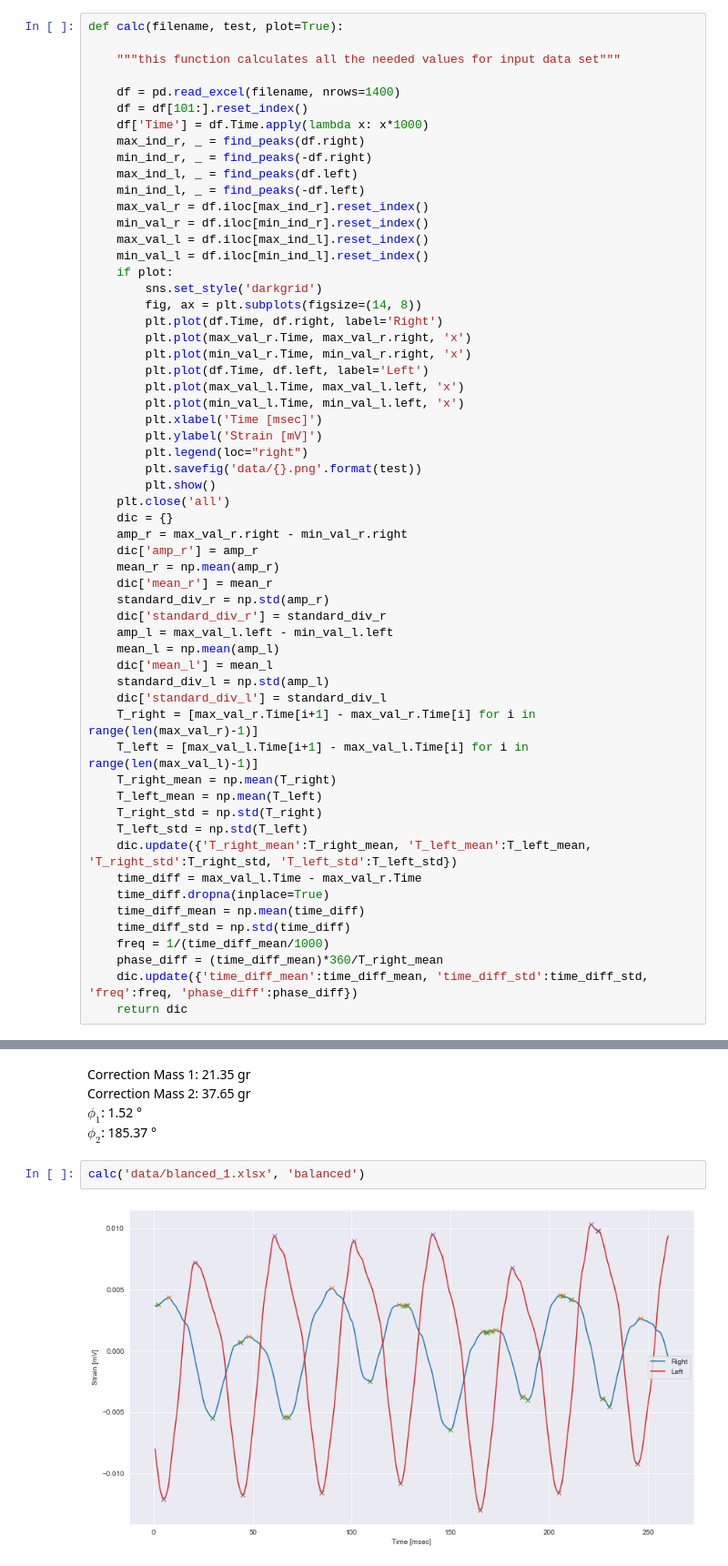
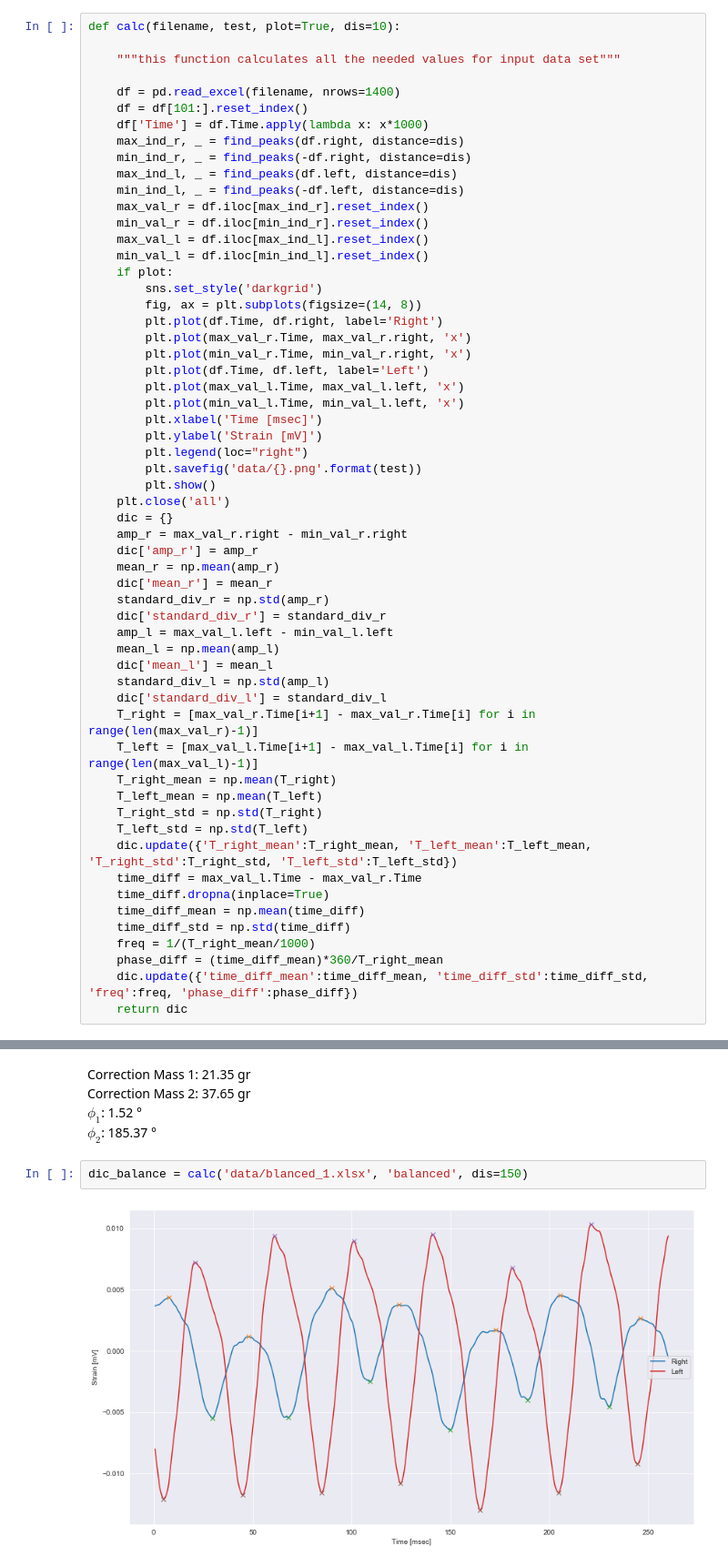
Before and after one commit to imishani/Experiments_and_Tests_Lab, a Jupyter notebook: Lab_D/LabD.ipynb, the cells around one changed output, grey strips where cells are left out. Shown at 91% size. Cells and saved outputs as stored; diff of their text form.

```diff
--- a/Lab_D/LabD.ipynb
+++ b/Lab_D/LabD.ipynb
@@ -5,17 +5,17 @@ from matplotlib import pyplot as plt
 import seaborn as sns
 from scipy.signal import find_peaks
 # %%
-def calc(filename, test, plot=True):
+def calc(filename, test, plot=True, dis=10):
 
     """this function calculates all the needed values for input data set"""
 
     df = pd.read_excel(filename, nrows=1400)
     df = df[101:].reset_index()
     df['Time'] = df.Time.apply(lambda x: x*1000)
-    max_ind_r, _ = find_peaks(df.right)
-    min_ind_r, _ = find_peaks(-df.right)
-    max_ind_l, _ = find_peaks(df.left)
-    min_ind_l, _ = find_peaks(-df.left)
+    max_ind_r, _ = find_peaks(df.right, distance=dis)
+    min_ind_r, _ = find_peaks(-df.right, distance=dis)
+    max_ind_l, _ = find_peaks(df.left, distance=dis)
+    min_ind_l, _ = find_peaks(-df.left, distance=dis)
     max_val_r = df.iloc[max_ind_r].reset_index()
     min_val_r = df.iloc[min_ind_r].reset_index()
     max_val_l = df.iloc[max_ind_l].reset_index()
@@ -58,7 +58,7 @@ def calc(filename, test, plot=True):
     time_diff.dropna(inplace=True)
     time_diff_mean = np.mean(time_diff)
     time_diff_std = np.std(time_diff)
-    freq = 1/(time_diff_mean/1000)
+    freq = 1/(T_right_mean/1000)
     phase_diff = (time_diff_mean)*360/T_right_mean
     dic.update({'time_diff_mean':time_diff_mean, 'time_diff_std':time_diff_std, 'freq':freq, 'phase_diff':phase_diff})
     return dic
@@ -222,6 +203,6 @@ md(f"Correction Mass 1: {m1:.2f} gr <br>"
 # %% [output]
 Correction Mass 1: 21.35 gr <br> Correction Mass 2: 37.65 gr <br>$ \phi_1 $: 1.52 &deg; <br>$ \phi_2 $: 185.37 &deg;
 # %%
-calc('data/blanced_1.xlsx', 'balanced')
+dic_balance = calc('data/blanced_1.xlsx', 'balanced', dis=150)
 # %% [output]
-[figure, old version]
+[figure, new version]
```
Also changed, not shown: parts of 13 cells of this notebook, 1 other file.
